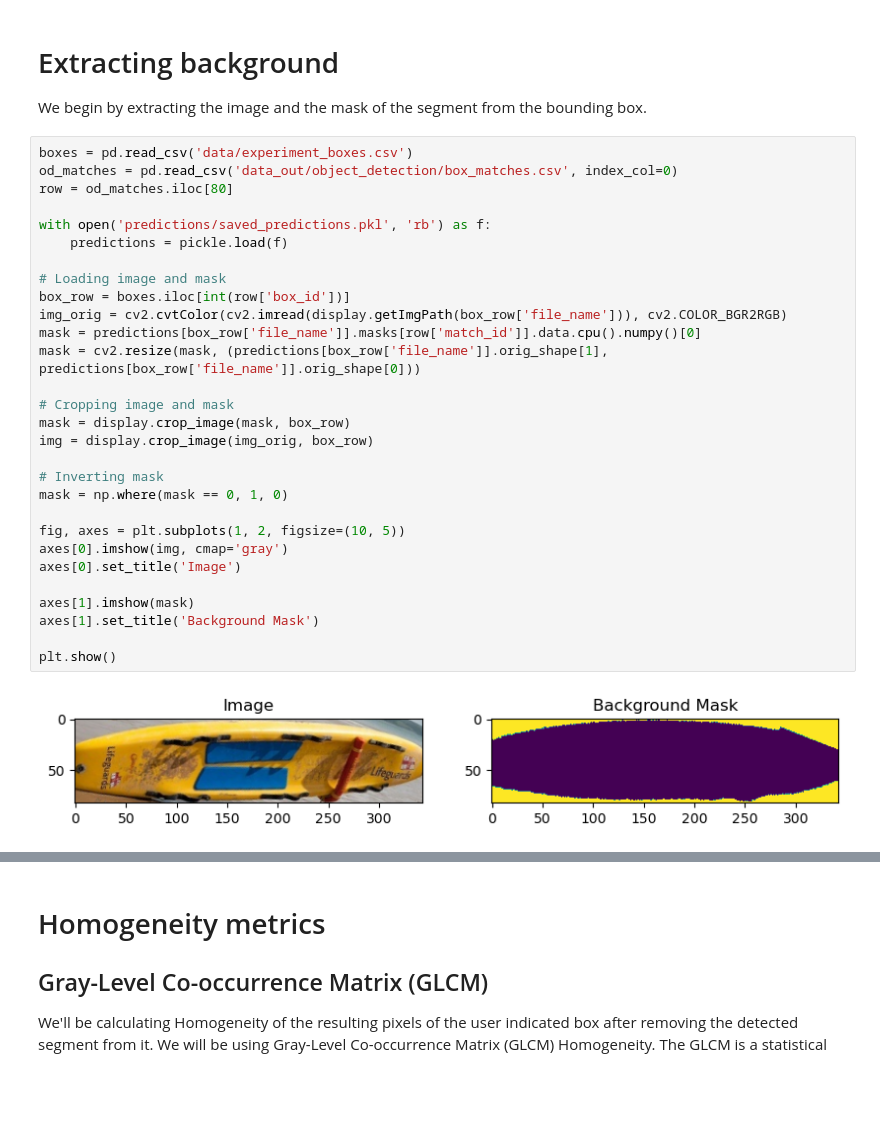
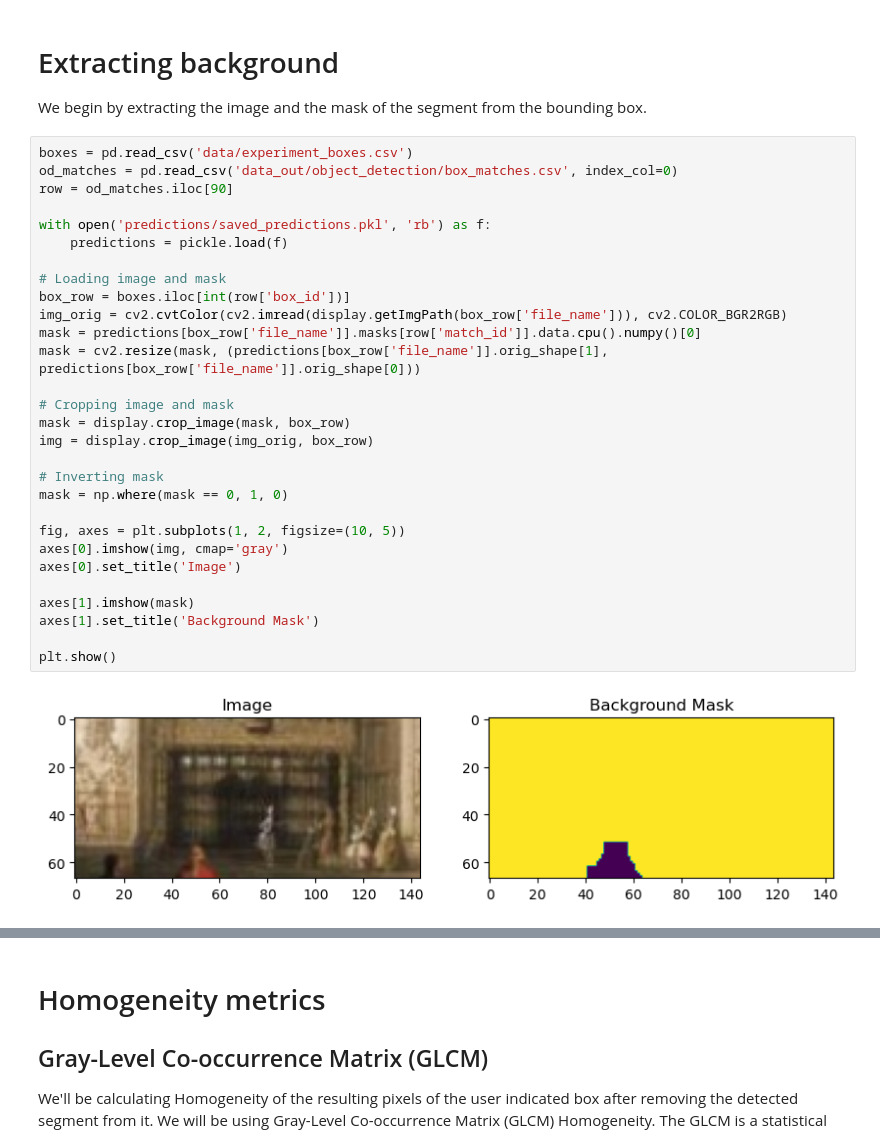
Before and after one commit to GMuradas99/Symmetry-Object-Detection-Analysis, a Jupyter notebook: homogeneity_metrics.ipynb, the cells around one changed output, grey strips where cells are left out. Cells and saved outputs as stored; diff of their text form; blank space fills up the shorter version.

```diff
--- a/homogeneity_metrics.ipynb
+++ b/homogeneity_metrics.ipynb
@@ -15,31 +15,31 @@ We begin by extracting the image and the mask of the segment from the bounding b
 # %%
 boxes = pd.read_csv('data/experiment_boxes.csv')
 od_matches = pd.read_csv('data_out/object_detection/box_matches.csv', index_col=0)
-row = od_matches.iloc[80]
+row = od_matches.iloc[90]
 
 with open('predictions/saved_predictions.pkl', 'rb') as f:
     predictions = pickle.load(f)
 
 # Loading image and mask
 box_row = boxes.iloc[int(row['box_id'])]
 img_orig = cv2.cvtColor(cv2.imread(display.getImgPath(box_row['file_name'])), cv2.COLOR_BGR2RGB)
 mask = predictions[box_row['file_name']].masks[row['match_id']].data.cpu().numpy()[0]
 mask = cv2.resize(mask, (predictions[box_row['file_name']].orig_shape[1], predictions[box_row['file_name']].orig_shape[0]))
 
 # Cropping image and mask
 mask = display.crop_image(mask, box_row)
 img = display.crop_image(img_orig, box_row)
 
 # Inverting mask
 mask = np.where(mask == 0, 1, 0)
 
 fig, axes = plt.subplots(1, 2, figsize=(10, 5))
 axes[0].imshow(img, cmap='gray')
 axes[0].set_title('Image')
 
 axes[1].imshow(mask)
 axes[1].set_title('Background Mask')
 
 plt.show()
 # %% [output]
-[figure, old version]
+[figure, new version]
```
Also changed, not shown: parts of 8 cells of this notebook, 4 other files.
